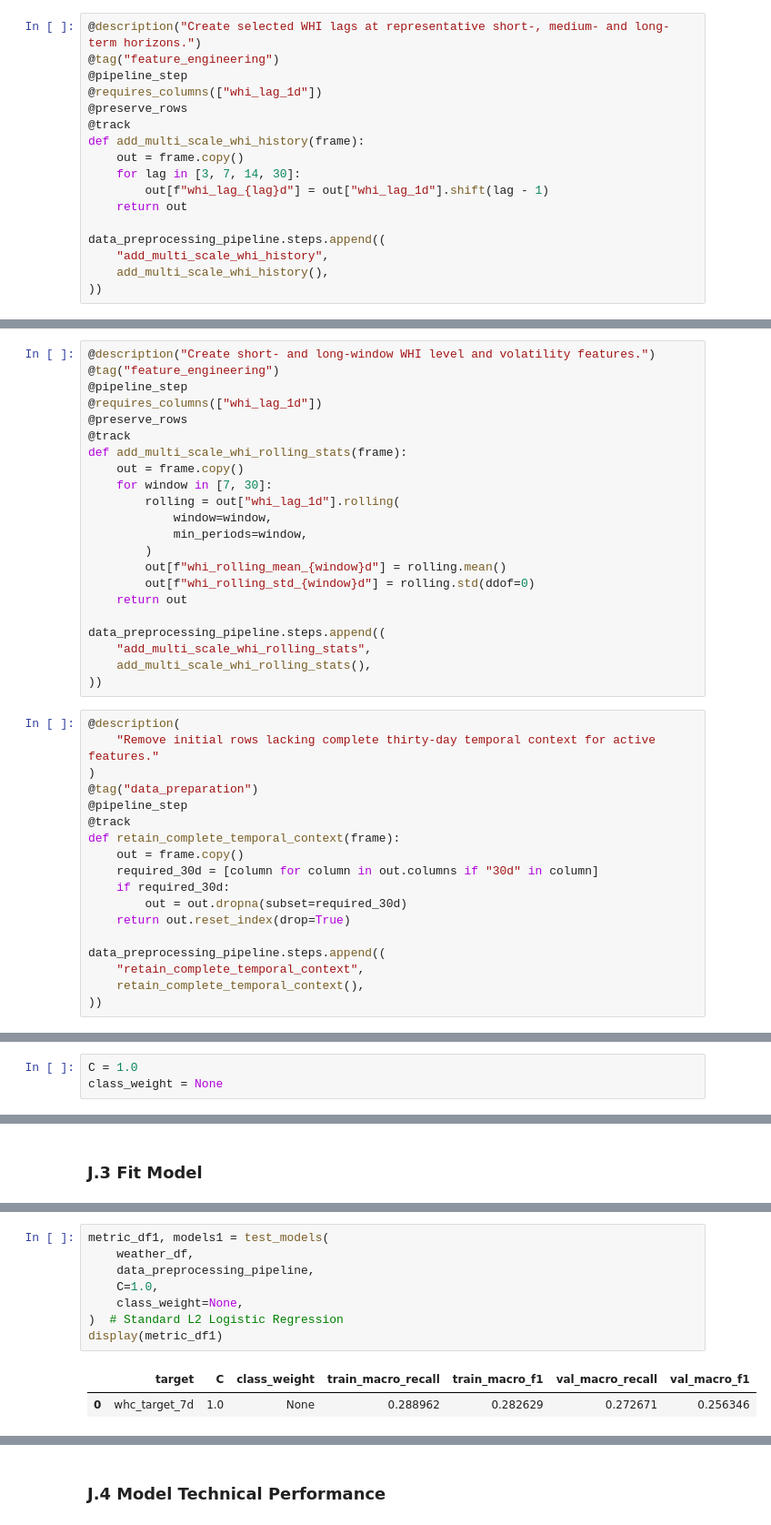
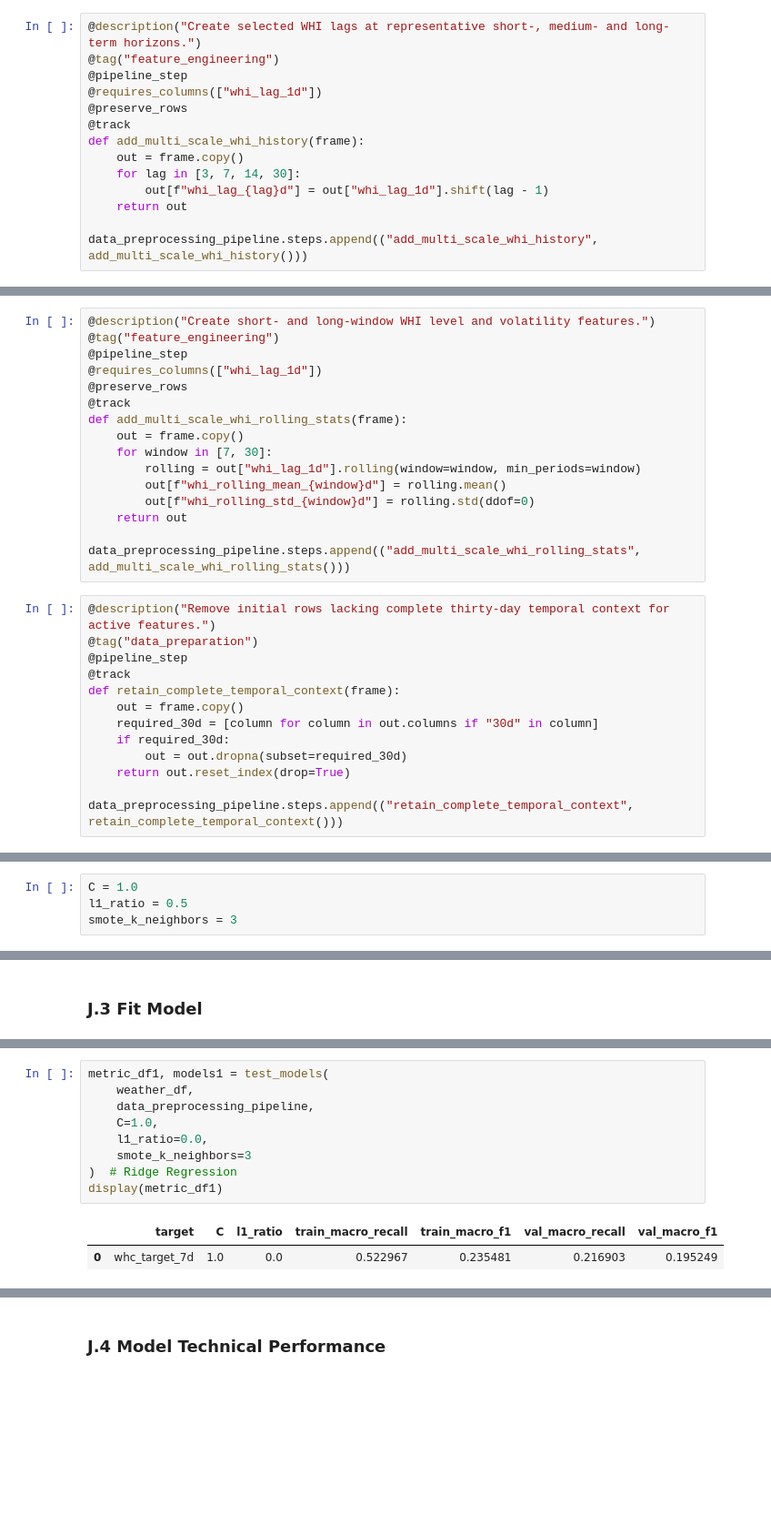
Before and after one commit to RP28/36120-26SP-AT2-26294153-experiments, a Jupyter notebook: notebooks/weather_hazard/36120_26SP_AT2_26294153_experiment_1.ipynb, the cells around one changed output, grey strips where cells are left out. Shown at 91% size. Drawn from its saved outputs; the diff is of its cells as text; blank space fills up the shorter version.

Commit message:
smote in class nb1

```diff
--- a/notebooks/weather_hazard/36120_26SP_AT2_26294153_experiment_1.ipynb
+++ b/notebooks/weather_hazard/36120_26SP_AT2_26294153_experiment_1.ipynb
@@ -1093,10 +1080,7 @@ def add_multi_scale_whi_history(frame):
         out[f"whi_lag_{lag}d"] = out["whi_lag_1d"].shift(lag - 1)
     return out
 
-data_preprocessing_pipeline.steps.append((
-    "add_multi_scale_whi_history",
-    add_multi_scale_whi_history(),
-))
+data_preprocessing_pipeline.steps.append(("add_multi_scale_whi_history", add_multi_scale_whi_history()))
 # %%
 feature_engineering_2_explanations = """
 The supervised dataset already contains the shared one-day lagged feature space. Additional WHI history is therefore created from whi_lag_1d rather than re-lagging the full dataframe inside the pipeline. The 3, 7, 14 and 30 day WHI lags provide short-, medium- and longer-term hazard persistence while preserving the same temporal convention used in the regression notebook.
@@ -1119,22 +1103,14 @@ The supervised dataset already contains the shared one-day lagged feature space.
 def add_multi_scale_whi_rolling_stats(frame):
     out = frame.copy()
     for window in [7, 30]:
-        rolling = out["whi_lag_1d"].rolling(
-            window=window,
-            min_periods=window,
-        )
+        rolling = out["whi_lag_1d"].rolling(window=window, min_periods=window)
         out[f"whi_rolling_mean_{window}d"] = rolling.mean()
         out[f"whi_rolling_std_{window}d"] = rolling.std(ddof=0)
     return out
 
-data_preprocessing_pipeline.steps.append((
-    "add_multi_scale_whi_rolling_stats",
-    add_multi_scale_whi_rolling_stats(),
-))
+data_preprocessing_pipeline.steps.append(("add_multi_scale_whi_rolling_stats", add_multi_scale_whi_rolling_stats()))
 # %%
-@description(
-    "Remove initial rows lacking complete thirty-day temporal context for active features."
-)
+@description("Remove initial rows lacking complete thirty-day temporal context for active features.")
 @tag("data_preparation")
 @pipeline_step
 @track
@@ -1145,10 +1121,7 @@ def retain_complete_temporal_context(frame):
         out = out.dropna(subset=required_30d)
     return out.reset_index(drop=True)
 
-data_preprocessing_pipeline.steps.append((
-    "retain_complete_temporal_context",
-    retain_complete_temporal_context(),
-))
+data_preprocessing_pipeline.steps.append(("retain_complete_temporal_context", retain_complete_temporal_context()))
 # %%
 feature_engineering_n_explanations = """
 WHI rolling means and standard deviations summarise recent hazard level and volatility using only whi_lag_1d, so a row dated t still depends only on t-1 or earlier weather information. The final preparation step removes the initial rows that do not yet have complete 30-day temporal context, matching the regression notebook's handling of long-window engineered features.
@@ -1458,4 +1360,5 @@ Logistic regression is used as the first weather-hazard classification experimen
 > Provide some explanations on why you believe this algorithm is a good fit
 # %%
 C = 1.0
-class_weight = None
+l1_ratio = 0.5
+smote_k_neighbors = 3
@@ -1529,14 +1404,15 @@ def test_models(data, preprocessing_pipe, C, class_weight):
 # %%
 metric_df1, models1 = test_models(
     weather_df,
     data_preprocessing_pipeline,
     C=1.0,
-    class_weight=None,
-)  # Standard L2 Logistic Regression
+    l1_ratio=0.0,
+    smote_k_neighbors=3
+)  # Ridge Regression
 display(metric_df1)
 # %% [output]
-|  | target | C | class_weight | train_macro_recall | train_macro_f1 | val_macro_recall | val_macro_f1 |
-| 0 | whc_target_7d | 1.0 | None | 0.288962 | 0.282629 | 0.272671 | 0.256346 |
+|  | target | C | l1_ratio | train_macro_recall | train_macro_f1 | val_macro_recall | val_macro_f1 |
+| 0 | whc_target_7d | 1.0 | 0.0 | 0.522967 | 0.235481 | 0.216903 | 0.195249 |
 # %%
 metric_df2, models2 = test_models(
     weather_df,
```
Also changed, not shown: parts of 43 cells of this notebook, 2 other files.
